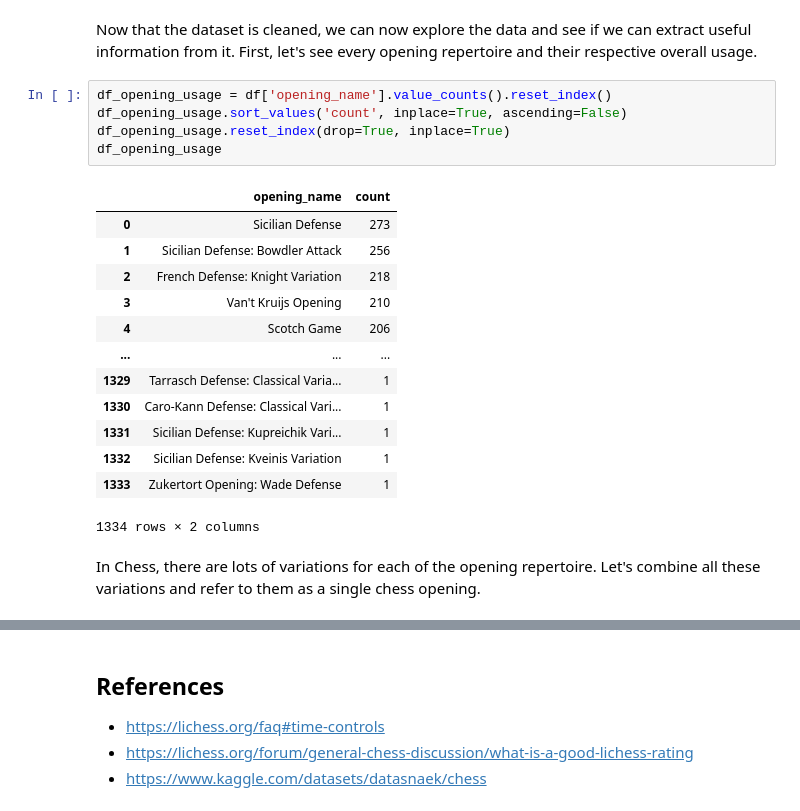
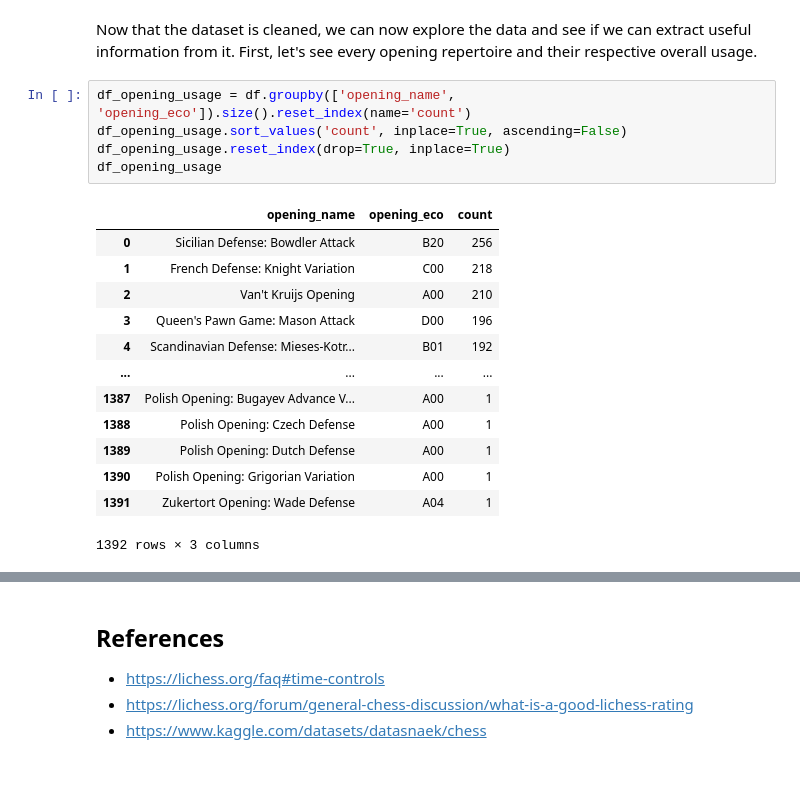
Before and after one commit to HappyPetDog/chess-opening-repertoire, a Jupyter notebook: chess-opening.ipynb, the cells around one changed output, grey strips where cells are left out. Cells and saved outputs as stored; diff of their text form; blank space fills up the shorter version.

Commit message:
feat: finish opening_usage dataframe

```diff
--- a/chess-opening.ipynb
+++ b/chess-opening.ipynb
@@ -210,23 +210,21 @@ df.to_csv("./dataset/cleaned_dataset.csv", index=False)
 # %% [markdown]
 Now that the dataset is cleaned, we can now explore the data and see if we can extract useful information from it. First, let's see every opening repertoire and their respective overall usage.
 # %%
-df_opening_usage = df['opening_name'].value_counts().reset_index()
+df_opening_usage = df.groupby(['opening_name', 'opening_eco']).size().reset_index(name='count')
 df_opening_usage.sort_values('count', inplace=True, ascending=False)
 df_opening_usage.reset_index(drop=True, inplace=True)
 df_opening_usage
 # %% [output]
-|  | opening_name | count |
-| 0 | Sicilian Defense | 273 |
-| 1 | Sicilian Defense: Bowdler Attack | 256 |
-| 2 | French Defense: Knight Variation | 218 |
-| 3 | Van't Kruijs Opening | 210 |
-| 4 | Scotch Game | 206 |
-| ... | ... | ... |
-| 1329 | Tarrasch Defense: Classical Varia... | 1 |
-| 1330 | Caro-Kann Defense: Classical Vari... | 1 |
-| 1331 | Sicilian Defense: Kupreichik Vari... | 1 |
-| 1332 | Sicilian Defense: Kveinis Variation | 1 |
-| 1333 | Zukertort Opening: Wade Defense | 1 |
+|  | opening_name | opening_eco | count |
+| 0 | Sicilian Defense: Bowdler Attack | B20 | 256 |
+| 1 | French Defense: Knight Variation | C00 | 218 |
+| 2 | Van't Kruijs Opening | A00 | 210 |
+| 3 | Queen's Pawn Game: Mason Attack | D00 | 196 |
+| 4 | Scandinavian Defense: Mieses-Kotr... | B01 | 192 |
+| ... | ... | ... | ... |
+| 1387 | Polish Opening: Bugayev Advance V... | A00 | 1 |
+| 1388 | Polish Opening: Czech Defense | A00 | 1 |
+| 1389 | Polish Opening: Dutch Defense | A00 | 1 |
+| 1390 | Polish Opening: Grigorian Variation | A00 | 1 |
+| 1391 | Zukertort Opening: Wade Defense | A04 | 1 |
-1334 rows × 2 columns
+1392 rows × 3 columns
-# %% [markdown]
-In Chess, there are lots of variations for each of the opening repertoire. Let's combine all these variations and refer to them as a single chess opening.
```
Also changed, not shown: parts of 9 cells of this notebook.
